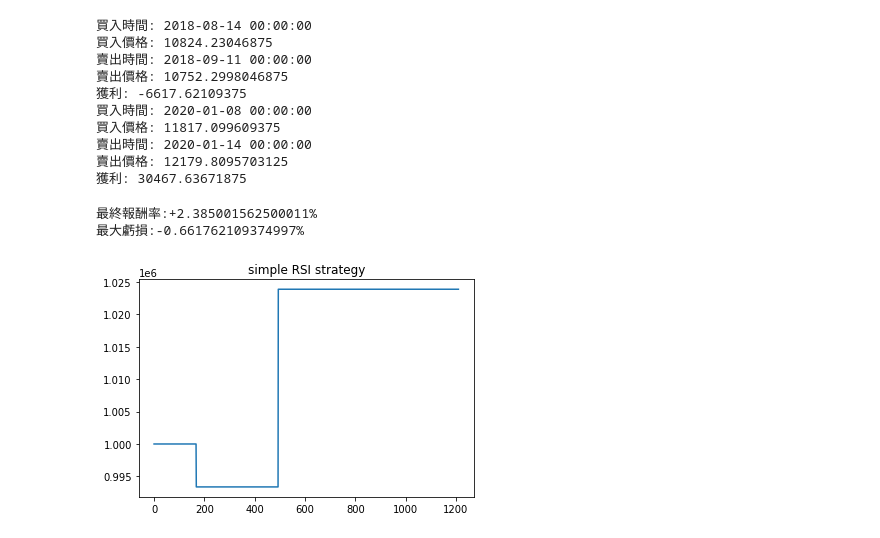
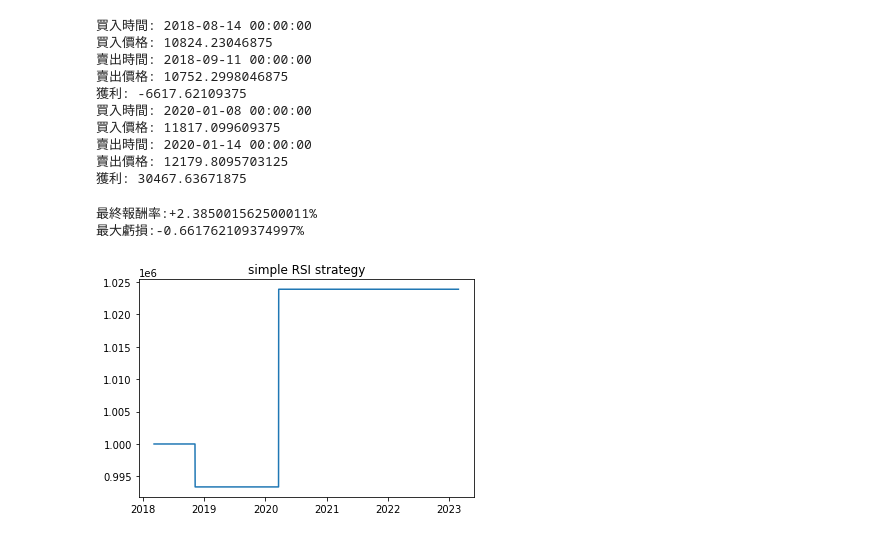
Before and after one commit to skywalker0803r/telegram-investment-advice-bot, a Jupyter notebook: 簡單RSI策略.ipynb, the cells around one changed output. Drawn from its saved outputs; the diff is of its cells as text; code cells hidden in the pictures.

```diff
--- a/簡單RSI策略.ipynb
+++ b/簡單RSI策略.ipynb
@@ -71,9 +71,9 @@ def process(df):
     plt.scatter(list(sell.index),list(sell.values),color='green',marker='v')
     plt.title('SELL SIGNAL')
     plt.show()
-    return df['SIGNAL'].values.tolist()
+    return df['SIGNAL'].values.tolist(),df.index
 # %%
-signals = process(df)
+signals,index = process(df)
 capital = 1000000  # 初始資本
 hold = False  # 是否持有股票
 entry_price = 0  # 進場價格
@@ -134,11 +134,11 @@ Index(['Open', 'High', 'Low', 'Close', 'Adj Close', 'Volume', 'RSI',
 賣出價格: 12179.8095703125
 獲利: 30467.63671875
 # %%
-plt.plot(capital_history)
+plt.plot(index,capital_history)
 plt.title('simple RSI strategy')
 print(f"最終報酬率:+{(capital_history[-1]/capital_history[0]-1)*100}%")
 print(f"最大虧損:{-(1-min(capital_history)/capital_history[0])*100}%")
 # %% [output]
 最終報酬率:+2.385001562500011%
 最大虧損:-0.661762109374997%
-[figure, old version]
+[figure, new version]
```
